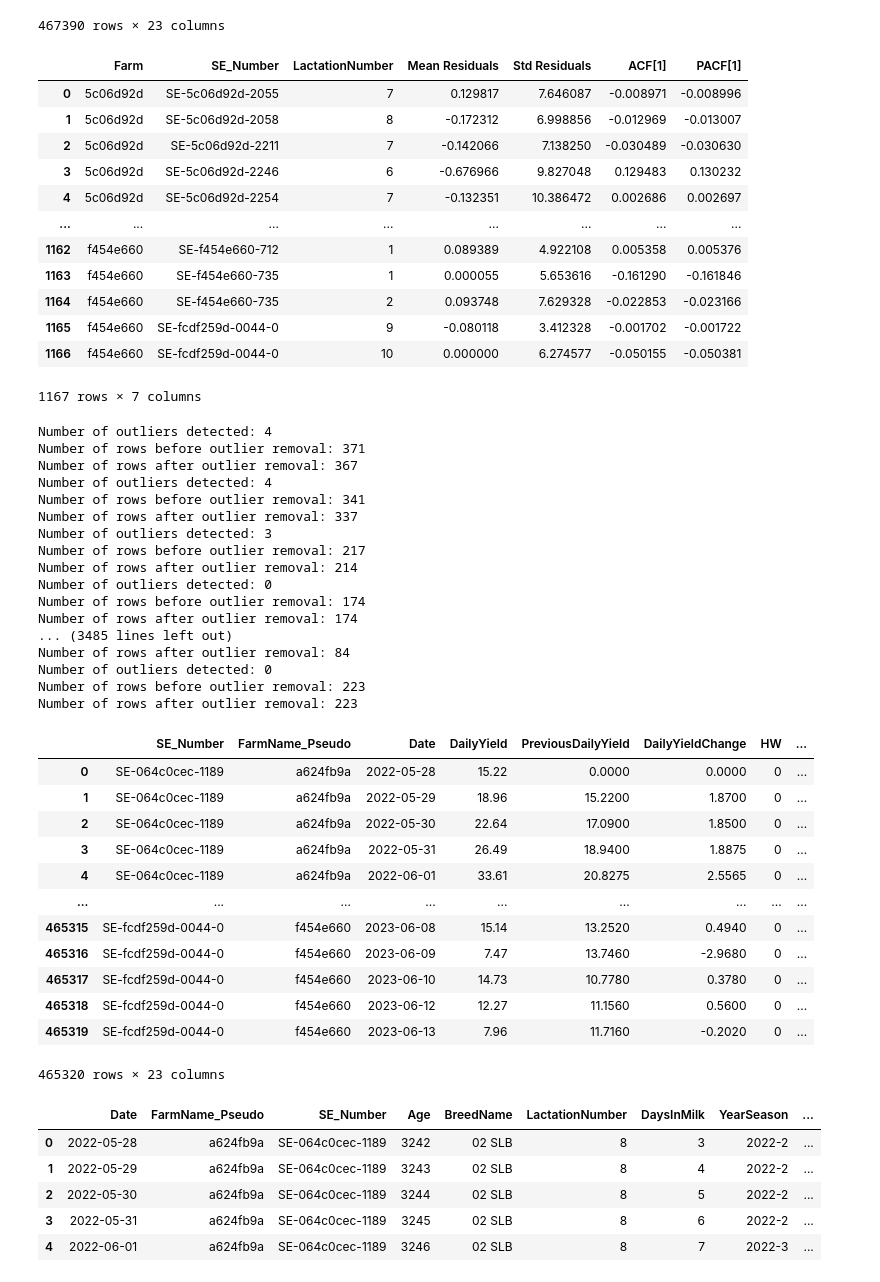
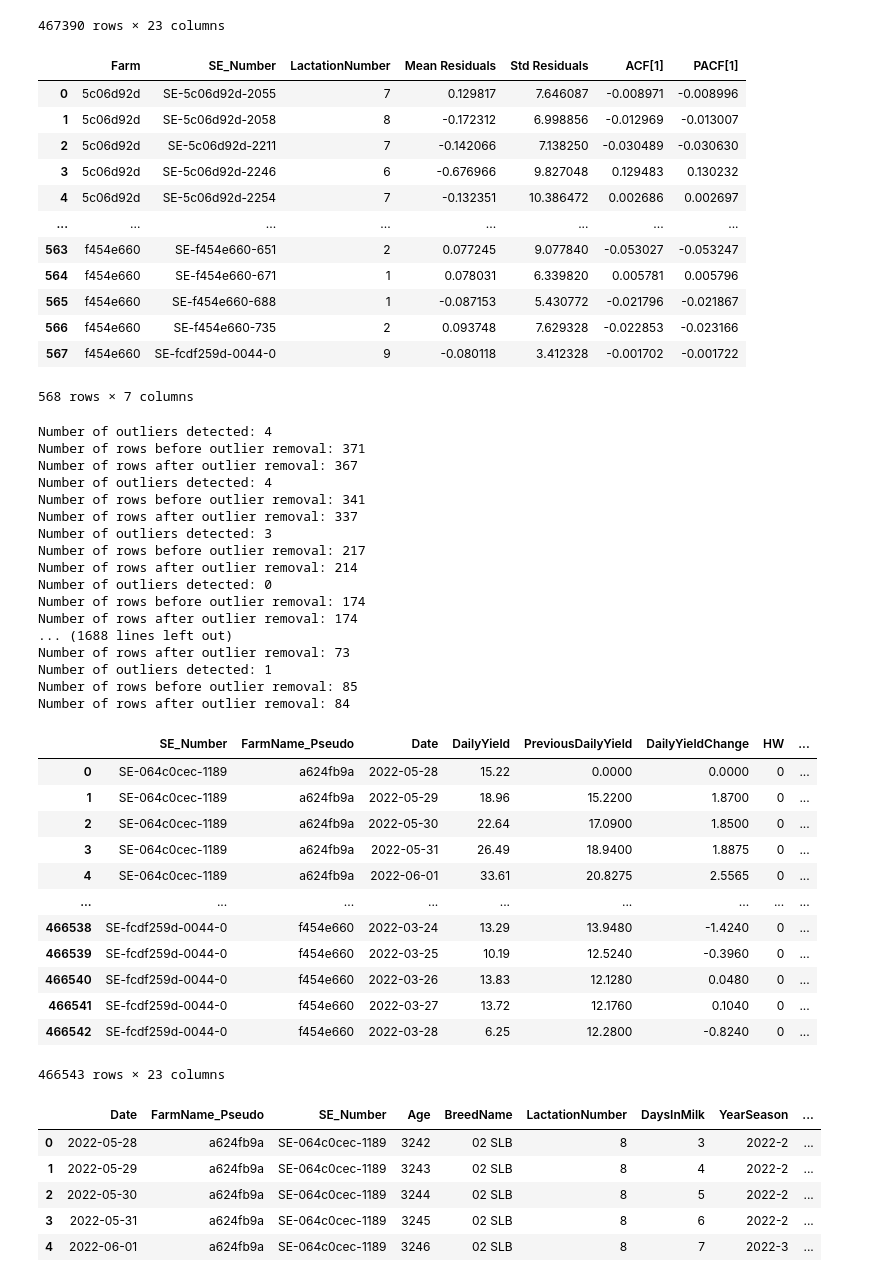
Before and after one commit to jockepolis/HeatStressEvaluationSummer24, a Jupyter notebook: IdentifyHeatstress/WilminksCurveIndividual2.ipynb, the cells around one changed output. Cells and saved outputs as stored; diff of their text form; code cells hidden in the pictures.

```diff
--- a/IdentifyHeatstress/WilminksCurveIndividual2.ipynb
+++ b/IdentifyHeatstress/WilminksCurveIndividual2.ipynb
@@ -67,8 +64,8 @@ THI_THRESHOLD = 63
 # Calculate the daily heat load based on the THI threshold
 data['HeatLoad'] = data['THI_adj'].apply(lambda x: x - THI_THRESHOLD if x > THI_THRESHOLD else -(THI_THRESHOLD - x))
 
-# Initialize the cumulative heat load column
-data['CumulativeHeatLoad'] = 0
+# Initialize the cumulative heat load column with float type
+data['CumulativeHeatLoad'] = 0.0  # Explicitly set as float
 
 # Iterate through the data to calculate cumulative heat load correctly
 for i in range(1, len(data)):
@@ -77,7 +74,7 @@ for i in range(1, len(data)):
     if previous_cumulative + current_heat_load > 0:
         data.at[i, 'CumulativeHeatLoad'] = previous_cumulative + current_heat_load
     else:
-        data.at[i, 'CumulativeHeatLoad'] = 0
+        data.at[i, 'CumulativeHeatLoad'] = 0.0  # Ensure float is maintained
 
 data.head(-5)
 # %% [output]
@@ -559,10 +556,10 @@ Standard Deviation of Residuals: 1.9631496657079983
 ACF (first 5 lags): [1.         0.35374611 0.28787391 0.217
 # %%
 # Define the thresholds
-mean_residual_threshold = 0.05
-std_residual_threshold = 5.0
-acf_threshold = 0.2
-pacf_threshold = 0.2
+mean_residual_threshold = 0.075
+std_residual_threshold = 7.5
+acf_threshold = 0.25
+pacf_threshold = 0.25
 
 # List to collect flagged combinations
 flagged_combinations = []
@@ -717,10 +714,10 @@ Curve fitting failed: Optimal parameters not found: The maximum number of functi
 467390 rows × 23 columns
 # %%
 # Define the thresholds
-mean_residual_threshold = 0.05
-std_residual_threshold = 5.0
-acf_threshold = 0.2
-pacf_threshold = 0.2
+mean_residual_threshold = 0.075
+std_residual_threshold = 7.5
+acf_threshold = 0.25
+pacf_threshold = 0.25
 
 # List to collect flagged combinations
 flagged_combinations = []
@@ -735,40 +732,40 @@ for farm_name, farm_group in data_cleaned.groupby('FarmName_Pseudo'):
             acf_values = acf(residuals, nlags=30, fft=False)
             pacf_values = pacf(residuals, nlags=min(30, len(residuals)//2))
 
             # Check against thresholds
             if (abs(mean_residuals) > mean_residual_threshold or
                 std_residuals > std_residual_threshold or
                 abs(acf_values[1]) > acf_threshold or
                 abs(pacf_values[1]) > pacf_threshold):
 
                 # Collect the combination if it exceeds any threshold
                 flagged_combinations.append({
                     'Farm': farm_name,
                     'SE_Number': se_number,
                     'LactationNumber': lactation_number,
-                    'Mean Residuals': float(f"{mean_residuals:.6f}"),  # Convert to regular decimal form
+                    'Mean Residuals': mean_residuals,
                     'Std Residuals': std_residuals,
                     'ACF[1]': acf_values[1],
                     'PACF[1]': pacf_values[1]
                 })
 
 # Convert to a DataFrame for easier inspection
 flagged_df = pd.DataFrame(flagged_combinations)
 flagged_df
 # %% [output]
 |  | Farm | SE_Number | LactationNumber | Mean Residuals | Std Residuals | ACF[1] | PACF[1] |
 | 0 | 5c06d92d | SE-5c06d92d-2055 | 7 | 0.129817 | 7.646087 | -0.008971 | -0.008996 |
 | 1 | 5c06d92d | SE-5c06d92d-2058 | 8 | -0.172312 | 6.998856 | -0.012969 | -0.013007 |
 | 2 | 5c06d92d | SE-5c06d92d-2211 | 7 | -0.142066 | 7.138250 | -0.030489 | -0.030630 |
 | 3 | 5c06d92d | SE-5c06d92d-2246 | 6 | -0.676966 | 9.827048 | 0.129483 | 0.130232 |
 | 4 | 5c06d92d | SE-5c06d92d-2254 | 7 | -0.132351 | 10.386472 | 0.002686 | 0.002697 |
 | ... | ... | ... | ... | ... | ... | ... | ... |
-| 1162 | f454e660 | SE-f454e660-712 | 1 | 0.089389 | 4.922108 | 0.005358 | 0.005376 |
-| 1163 | f454e660 | SE-f454e660-735 | 1 | 0.000055 | 5.653616 | -0.161290 | -0.161846 |
-| 1164 | f454e660 | SE-f454e660-735 | 2 | 0.093748 | 7.629328 | -0.022853 | -0.023166 |
-| 1165 | f454e660 | SE-fcdf259d-0044-0 | 9 | -0.080118 | 3.412328 | -0.001702 | -0.001722 |
-| 1166 | f454e660 | SE-fcdf259d-0044-0 | 10 | 0.000000 | 6.274577 | -0.050155 | -0.050381 |
+| 563 | f454e660 | SE-f454e660-651 | 2 | 0.077245 | 9.077840 | -0.053027 | -0.053247 |
+| 564 | f454e660 | SE-f454e660-671 | 1 | 0.078031 | 6.339820 | 0.005781 | 0.005796 |
+| 565 | f454e660 | SE-f454e660-688 | 1 | -0.087153 | 5.430772 | -0.021796 | -0.021867 |
+| 566 | f454e660 | SE-f454e660-735 | 2 | 0.093748 | 7.629328 | -0.022853 | -0.023166 |
+| 567 | f454e660 | SE-fcdf259d-0044-0 | 9 | -0.080118 | 3.412328 | -0.001702 | -0.001722 |
-1167 rows × 7 columns
+568 rows × 7 columns
 # %%
 def remove_outliers(data, threshold=3.5):
     # Calculate z-scores of residuals
@@ -822,11 +819,11 @@ Number of rows after outlier removal: 214
 Number of outliers detected: 0
 Number of rows before outlier removal: 174
 Number of rows after outlier removal: 174
-... (3485 lines left out)
+... (1688 lines left out)
+Number of rows after outlier removal: 73
+Number of outliers detected: 1
+Number of rows before outlier removal: 85
 Number of rows after outlier removal: 84
-Number of outliers detected: 0
-Number of rows before outlier removal: 223
-Number of rows after outlier removal: 223
 # %%
 data_cleaned
 # %% [output]
@@ -837,12 +834,12 @@ data_cleaned
 | 3 | SE-064c0cec-1189 | a624fb9a | 2022-05-31 | 26.49 | 18.9400 | 1.8875 | 0 | ... |
 | 4 | SE-064c0cec-1189 | a624fb9a | 2022-06-01 | 33.61 | 20.8275 | 2.5565 | 0 | ... |
 | ... | ... | ... | ... | ... | ... | ... | ... | ... |
-| 465315 | SE-fcdf259d-0044-0 | f454e660 | 2023-06-08 | 15.14 | 13.2520 | 0.4940 | 0 | ... |
-| 465316 | SE-fcdf259d-0044-0 | f454e660 | 2023-06-09 | 7.47 | 13.7460 | -2.9680 | 0 | ... |
-| 465317 | SE-fcdf259d-0044-0 | f454e660 | 2023-06-10 | 14.73 | 10.7780 | 0.3780 | 0 | ... |
-| 465318 | SE-fcdf259d-0044-0 | f454e660 | 2023-06-12 | 12.27 | 11.1560 | 0.5600 | 0 | ... |
-| 465319 | SE-fcdf259d-0044-0 | f454e660 | 2023-06-13 | 7.96 | 11.7160 | -0.2020 | 0 | ... |
+| 466538 | SE-fcdf259d-0044-0 | f454e660 | 2022-03-24 | 13.29 | 13.9480 | -1.4240 | 0 | ... |
+| 466539 | SE-fcdf259d-0044-0 | f454e660 | 2022-03-25 | 10.19 | 12.5240 | -0.3960 | 0 | ... |
+| 466540 | SE-fcdf259d-0044-0 | f454e660 | 2022-03-26 | 13.83 | 12.1280 | 0.0480 | 0 | ... |
+| 466541 | SE-fcdf259d-0044-0 | f454e660 | 2022-03-27 | 13.72 | 12.1760 | 0.1040 | 0 | ... |
+| 466542 | SE-fcdf259d-0044-0 | f454e660 | 2022-03-28 | 6.25 | 12.2800 | -0.8240 | 0 | ... |
-465320 rows × 23 columns
+466543 rows × 23 columns
 # %%
 # Reorder columns
 new_order = [
```
Also changed, not shown: parts of 4 cells of this notebook, 2 other files.
